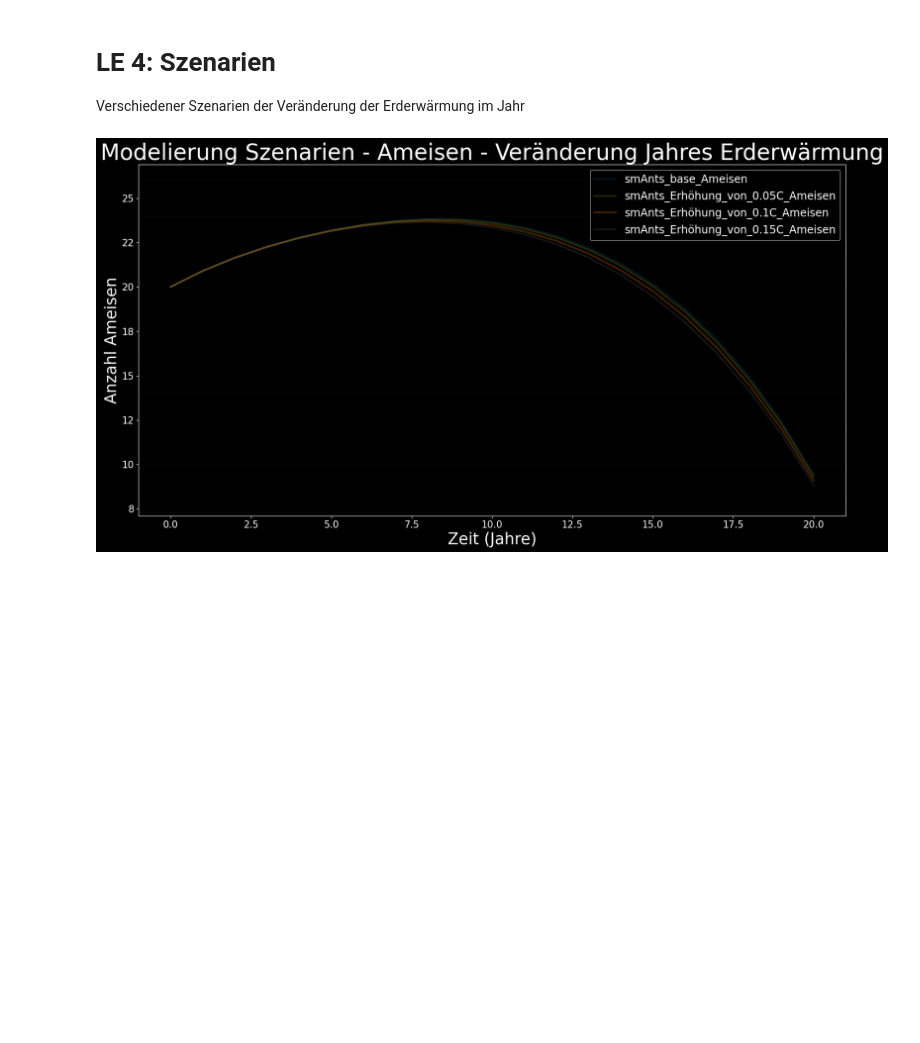
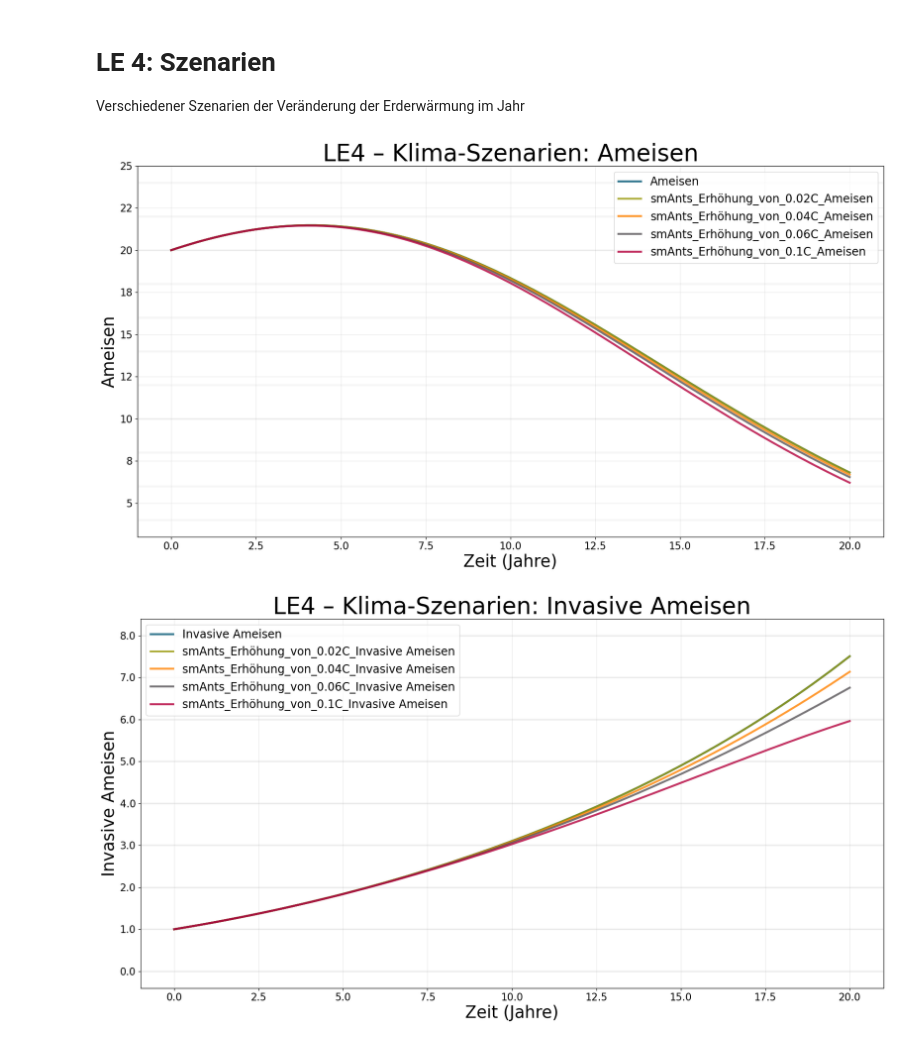
Before and after one commit to c4-hash/mss_ameisen, a Jupyter notebook: Notebooks/Ameisen_SD_BPTK.ipynb, the cells around one changed output. Drawn from its saved outputs; the diff is of its cells as text; code cells hidden in the pictures; blank space fills up the shorter version.

```diff
--- a/Notebooks/Ameisen_SD_BPTK.ipynb
+++ b/Notebooks/Ameisen_SD_BPTK.ipynb
@@ -168,13 +540,19 @@ bptk.register_scenarios(
-# %%
-bptk.plot_scenarios(
-    scenarios=["base", "Erhöhung_von_0.05C", "Erhöhung_von_0.1C", "Erhöhung_von_0.15C"],
-    scenario_managers="smAnts",
-    equations=["Ameisen"],
-    series_names={},
-    kind="line",
-    title="Modelierung Szenarien - Ameisen - Veränderung Jahres Erderwärmung",
-    x_label="Zeit (Jahre)",
-    y_label="Anzahl Ameisen"
-)
-# %% [output]
-[figure, removed]
+# %%
+# --- Plot: Klima-Szenarien (nur Erhöhung pro Jahr) ---
+climate_scenarios = ["base", "Erhöhung_von_0.02C", "Erhöhung_von_0.04C", "Erhöhung_von_0.06C", "Erhöhung_von_0.1C"]
+vars_to_plot = ["Ameisen", "Invasive Ameisen", "Habitatsqualität", "Ressourcen"]
+
+for eq in vars_to_plot:
+    bptk.plot_scenarios(
+        scenario_managers="smAnts",
+        scenarios=climate_scenarios,
+        equations=[eq],
+        kind="line",
+        alpha=0.8,
+        title=f"LE4 – Klima-Szenarien: {eq}",
+        x_label="Zeit (Jahre)",
+        y_label=eq
+    )
+# %% [output]
+[figure, added]
+[figure, added]
```
Also changed, not shown: parts of 16 cells of this notebook, 3 other files.
